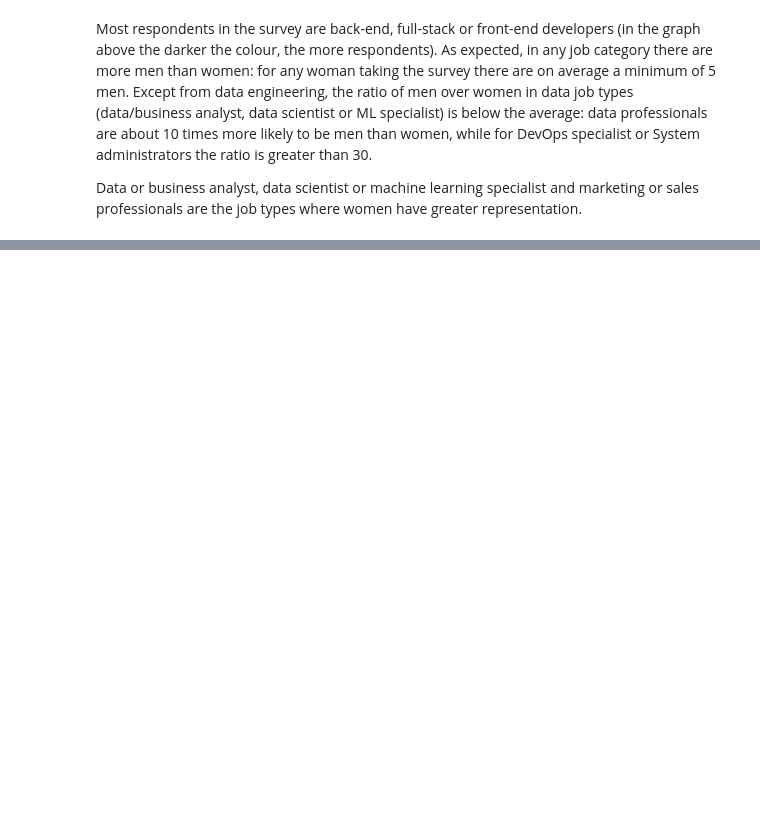
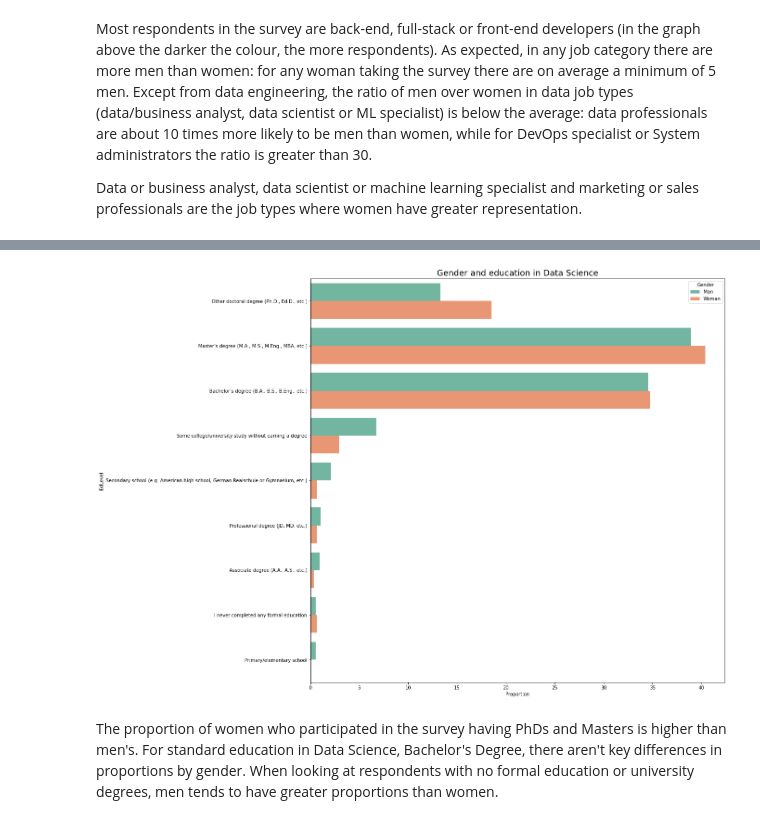
Before and after one commit to kcortinas/stackoverflow_2020_survey_gender_analysis, a Jupyter notebook: Survey_2020_Women_in_Data_Science.ipynb, the cells around one changed output, grey strips where cells are left out. Cells and saved outputs as stored; diff of their text form; code cells hidden in the pictures; blank space fills up the shorter version.

```diff
--- a/Survey_2020_Women_in_Data_Science.ipynb
+++ b/Survey_2020_Women_in_Data_Science.ipynb
@@ -180,0 +365,11 @@ Data or business analyst, data scientist or machine learning specialist and mark
+# %%
+#order_list_plot = ['Less than 5 years', 'Between 5 and 10 years', 'Between 10 and 15 years', 'Between 15 and 20 years', 'Between 20 and 30 years', 'More than 30 years']
+title_plot = 'Gender and education in Data Science'
+order_list = ['Other doctoral degree (Ph.D., Ed.D., etc.)', 'Master’s degree (M.A., M.S., M.Eng., MBA, etc.)', 'Bachelor’s degree (B.A., B.S., B.Eng., etc.)', 'Some college/university study without earning a degree',
+              'Secondary school (e.g. American high school, German Realschule or Gymnasium, etc.)', 'Professional degree (JD, MD, etc.)', 'Associate degree (A.A., A.S., etc.)', 'I never completed any formal education',
+              'Primary/elementary school']
+analyse_gender_by_category(df_survey_data, 'EdLevel', 'Gender', order_list, title_plot)
+# %% [output]
+[figure, added]
+# %% [markdown]
+The proportion of women who participated in the survey having PhDs and Masters is higher than men's. For standard education in Data Science, Bachelor's Degree, there aren't key differences in proportions by gender. When looking at respondents with no formal education or university degrees, men tends to have greater proportions than women.
```
Also changed, not shown: parts of 17 cells of this notebook.
